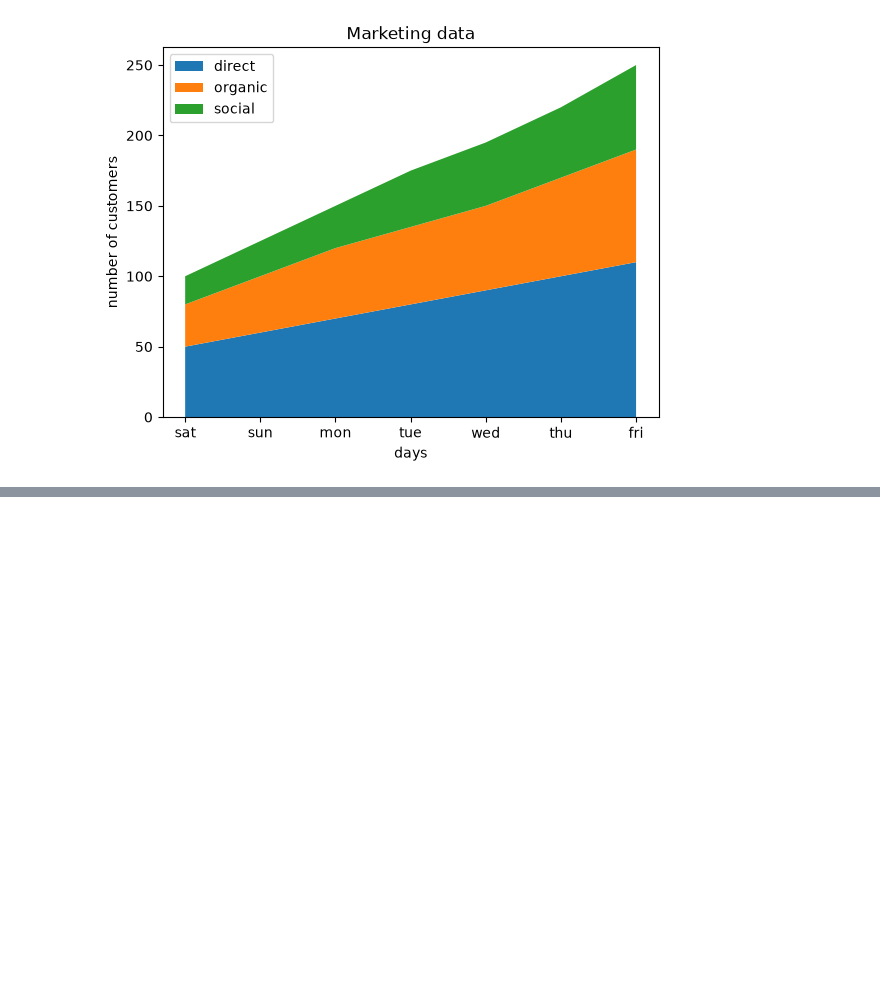
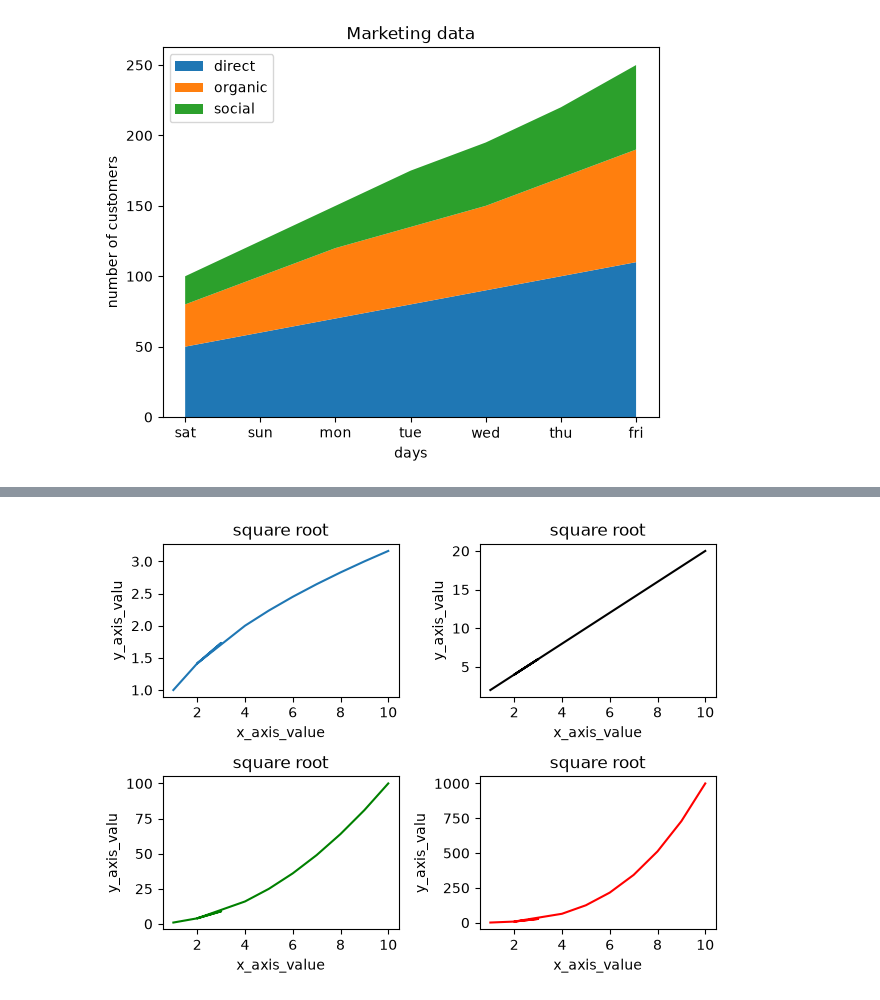
Before and after one commit to Nahin4200/AI-ML_learning_journey, a Jupyter notebook: matplotlib/matplotlib_01.ipynb, the cells around one changed output, grey strips where cells are left out. Drawn from its saved outputs; the diff is of its cells as text; code cells hidden in the pictures; blank space fills up the shorter version.

```diff
--- a/matplotlib/matplotlib_01.ipynb
+++ b/matplotlib/matplotlib_01.ipynb
@@ -265,0 +297,26 @@ Text(0, 0.5, 'number of customers')
+# %%
+fig, ax = plt.subplots(2,2)
+
+ax[0][0].plot(x,y1)
+ax[0][0].set_title("square root")
+ax[0][0].set_xlabel("x_axis_value")
+ax[0][0].set_ylabel("y_axis_valu")
+
+
+ax[0][1].plot(x,y2, color = 'black')
+ax[0][1].set_title("square root")
+ax[0][1].set_xlabel("x_axis_value")
+ax[0][1].set_ylabel("y_axis_valu")
+
+ax[1][0].plot(x,y3, color = "green")
+ax[1][0].set_title("square root")
+ax[1][0].set_xlabel("x_axis_value")
+ax[1][0].set_ylabel("y_axis_valu")
+
+ax[1][1].plot(x,y4, color = "red")
+ax[1][1].set_title("square root")
+ax[1][1].set_xlabel("x_axis_value")
+ax[1][1].set_ylabel("y_axis_valu")
+fig.tight_layout()
+# %% [output]
+[figure, added]
```
Also changed, not shown: parts of 4 cells of this notebook.
